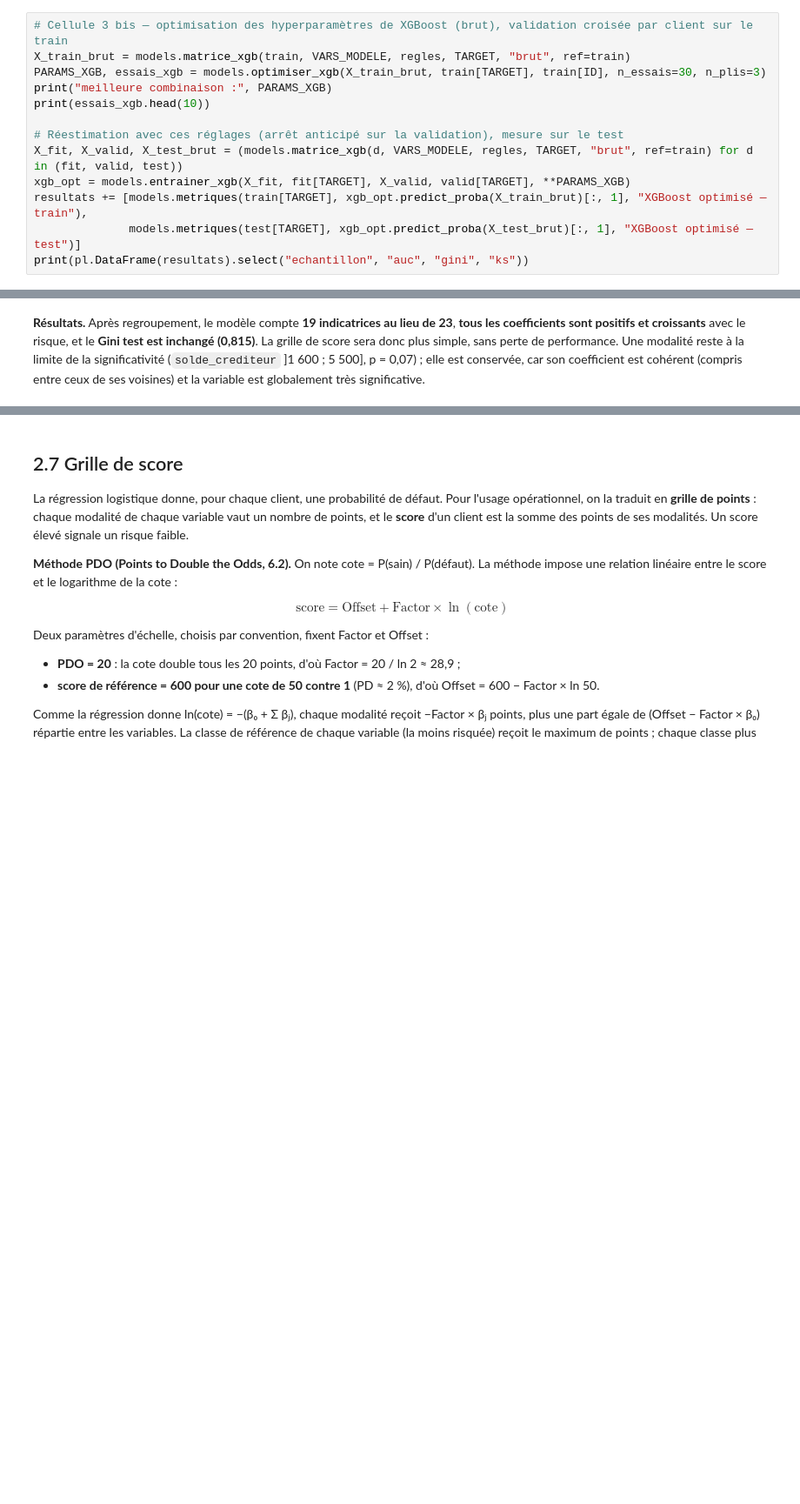
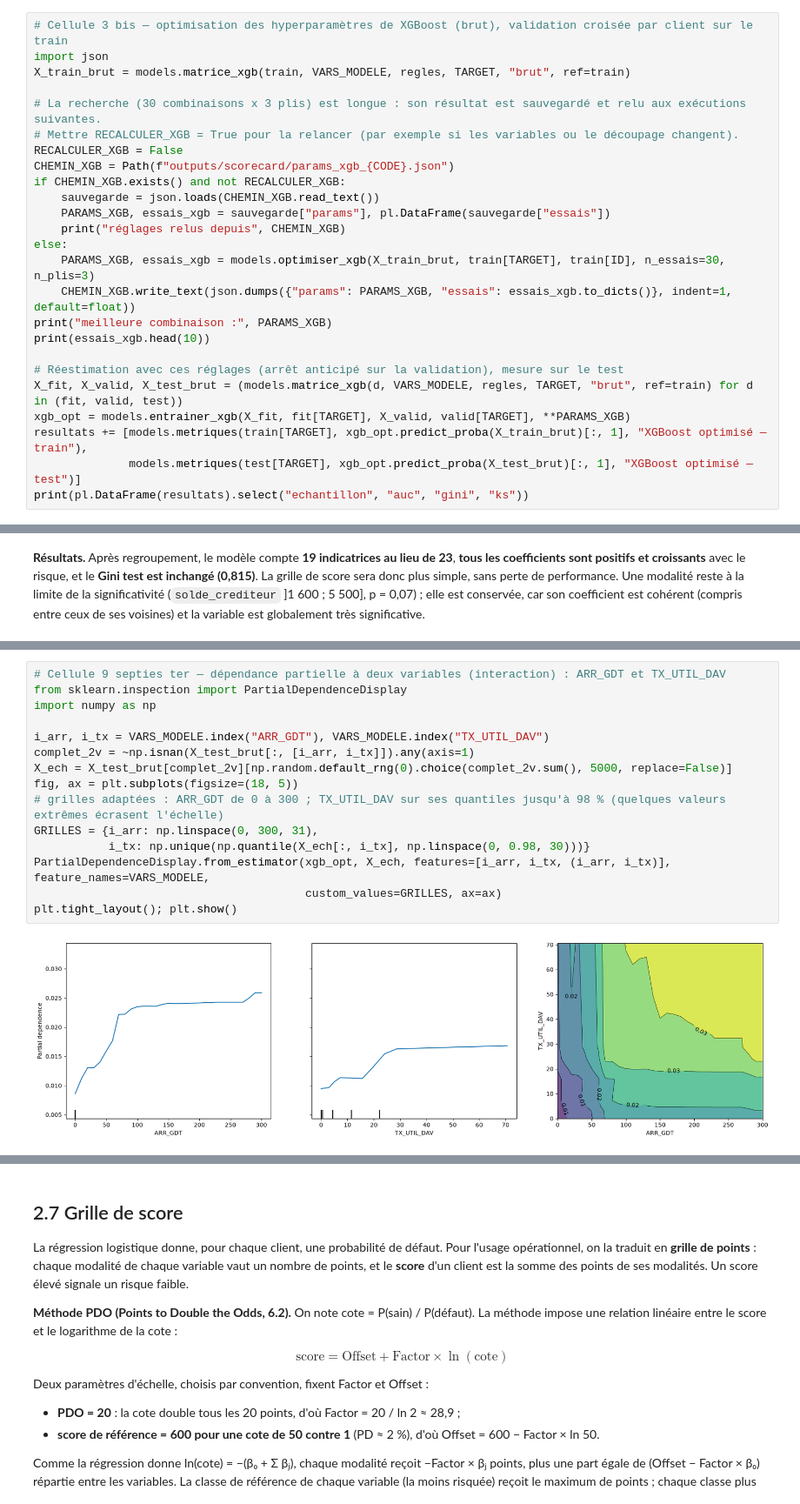
Before and after one commit to fulfam97/Projet-scoring, a Jupyter notebook: 2 - Modélisation_SB.ipynb, the cells around one changed output, grey strips where cells are left out. Shown at 87% size. Saved outputs shown, nothing was run; the diff lists cells and outputs as text; blank space fills up the shorter version.

```diff
--- a/2 - Modélisation_SB.ipynb
+++ b/2 - Modélisation_SB.ipynb
@@ -143,8 +143,20 @@ shape: (37, 6)
 **Optimisation des hyperparamètres.** XGBoost sert de plafond de performance : s'il est mal réglé, son Gini est sous-estimé et la comparaison favorise artificiellement la régression logistique. Ses principaux réglages (profondeur des arbres, pas d'apprentissage, taille minimale des feuilles, sous-échantillonnage, régularisation) sont donc choisis par **recherche aléatoire** : 30 combinaisons sont tirées dans une grille, et chacune est évaluée par **validation croisée par client** en 3 plis (un client n'est jamais à la fois en estimation et en validation). La combinaison retenue est celle dont le Gini moyen de validation est le plus élevé. Le test n'intervient pas.
 # %%
 # Cellule 3 bis — optimisation des hyperparamètres de XGBoost (brut), validation croisée par client sur le train
+import json
 X_train_brut = models.matrice_xgb(train, VARS_MODELE, regles, TARGET, "brut", ref=train)
-PARAMS_XGB, essais_xgb = models.optimiser_xgb(X_train_brut, train[TARGET], train[ID], n_essais=30, n_plis=3)
+
+# La recherche (30 combinaisons x 3 plis) est longue : son résultat est sauvegardé et relu aux exécutions suivantes.
+# Mettre RECALCULER_XGB = True pour la relancer (par exemple si les variables ou le découpage changent).
+RECALCULER_XGB = False
+CHEMIN_XGB = Path(f"outputs/scorecard/params_xgb_{CODE}.json")
+if CHEMIN_XGB.exists() and not RECALCULER_XGB:
+    sauvegarde = json.loads(CHEMIN_XGB.read_text())
+    PARAMS_XGB, essais_xgb = sauvegarde["params"], pl.DataFrame(sauvegarde["essais"])
+    print("réglages relus depuis", CHEMIN_XGB)
+else:
+    PARAMS_XGB, essais_xgb = models.optimiser_xgb(X_train_brut, train[TARGET], train[ID], n_essais=30, n_plis=3)
+    CHEMIN_XGB.write_text(json.dumps({"params": PARAMS_XGB, "essais": essais_xgb.to_dicts()}, indent=1, default=float))
 print("meilleure combinaison :", PARAMS_XGB)
 print(essais_xgb.head(10))
 
@@ -384,0 +826,17 @@ Cet écart, réel mais modéré, est le prix de l'interprétabilité : la régre
+# %%
+# Cellule 9 septies ter — dépendance partielle à deux variables (interaction) : ARR_GDT et TX_UTIL_DAV
+from sklearn.inspection import PartialDependenceDisplay
+import numpy as np
+
+i_arr, i_tx = VARS_MODELE.index("ARR_GDT"), VARS_MODELE.index("TX_UTIL_DAV")
+complet_2v = ~np.isnan(X_test_brut[:, [i_arr, i_tx]]).any(axis=1)
+X_ech = X_test_brut[complet_2v][np.random.default_rng(0).choice(complet_2v.sum(), 5000, replace=False)]
+fig, ax = plt.subplots(figsize=(18, 5))
+# grilles adaptées : ARR_GDT de 0 à 300 ; TX_UTIL_DAV sur ses quantiles jusqu'à 98 % (quelques valeurs extrêmes écrasent l'échelle)
+GRILLES = {i_arr: np.linspace(0, 300, 31),
+           i_tx: np.unique(np.quantile(X_ech[:, i_tx], np.linspace(0, 0.98, 30)))}
+PartialDependenceDisplay.from_estimator(xgb_opt, X_ech, features=[i_arr, i_tx, (i_arr, i_tx)], feature_names=VARS_MODELE,
+                                        custom_values=GRILLES, ax=ax)
+plt.tight_layout(); plt.show()
+# %% [output]
+[figure, added]
```
Also changed, not shown: parts of 36 cells of this notebook, 16 other files.
